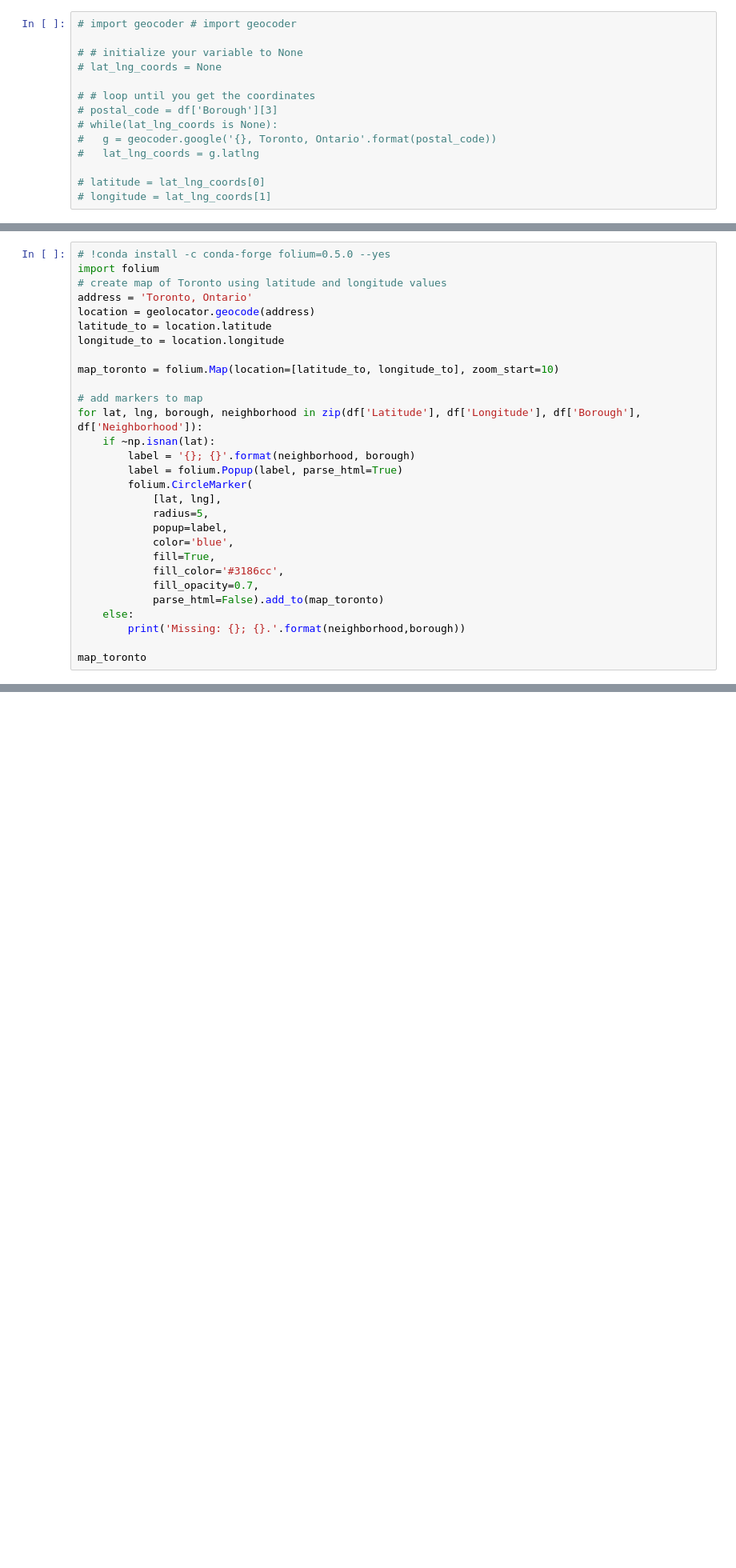
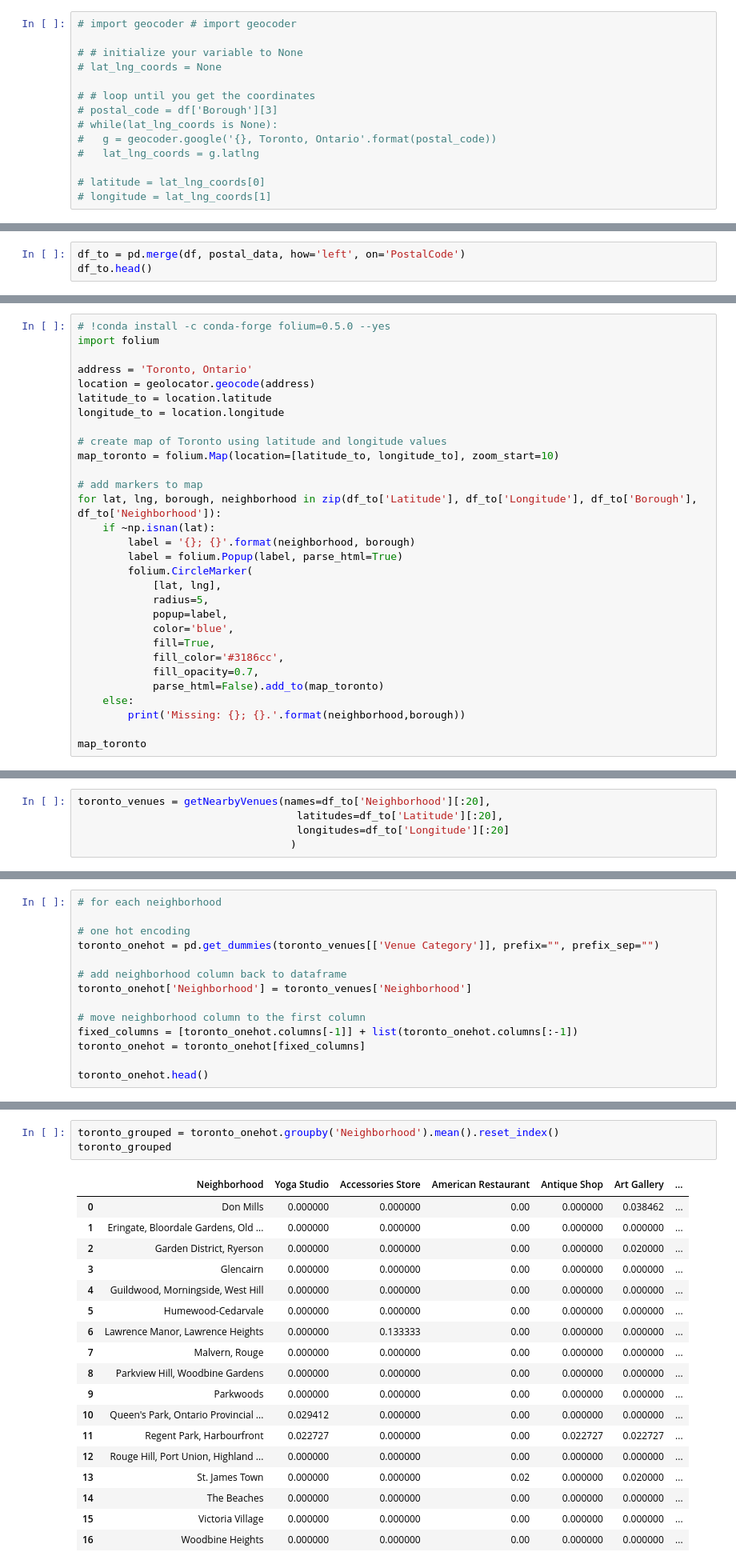
Before and after one commit to qcabel/NeighborhoodsToronto, a Jupyter notebook: Neighborhoods-Toronto-v1.1.ipynb, the cells around one changed output, grey strips where cells are left out. Shown at 80% size. Cells and saved outputs as stored; diff of their text form; blank space fills up the shorter version.

Commit message:
explore neighborhood and cluster

```diff
--- a/Neighborhoods-Toronto-v1.1.ipynb
+++ b/Neighborhoods-Toronto-v1.1.ipynb
@@ -160,0 +155,3 @@ df.head()
+# %%
+df_to = pd.merge(df, postal_data, how='left', on='PostalCode')
+df_to.head()
@@ -161,16 +165,17 @@ df.head()
 # %%
 # !conda install -c conda-forge folium=0.5.0 --yes
 import folium
-# create map of Toronto using latitude and longitude values
+
 address = 'Toronto, Ontario'
 location = geolocator.geocode(address)
 latitude_to = location.latitude
 longitude_to = location.longitude
 
+# create map of Toronto using latitude and longitude values
 map_toronto = folium.Map(location=[latitude_to, longitude_to], zoom_start=10)
 
 # add markers to map
-for lat, lng, borough, neighborhood in zip(df['Latitude'], df['Longitude'], df['Borough'], df['Neighborhood']):
+for lat, lng, borough, neighborhood in zip(df_to['Latitude'], df_to['Longitude'], df_to['Borough'], df_to['Neighborhood']):
     if ~np.isnan(lat):
         label = '{}; {}'.format(neighborhood, borough)
         label = folium.Popup(label, parse_html=True)
@@ -216,0 +245,5 @@ Missing: Business reply mail Processing Centre, South Central Letter Processing
+# %%
+toronto_venues = getNearbyVenues(names=df_to['Neighborhood'][:20],
+                                   latitudes=df_to['Latitude'][:20],
+                                   longitudes=df_to['Longitude'][:20]
+                                  )
@@ -216,0 +309,14 @@ Missing: Business reply mail Processing Centre, South Central Letter Processing
+# %%
+# for each neighborhood
+
+# one hot encoding
+toronto_onehot = pd.get_dummies(toronto_venues[['Venue Category']], prefix="", prefix_sep="")
+
+# add neighborhood column back to dataframe
+toronto_onehot['Neighborhood'] = toronto_venues['Neighborhood']
+
+# move neighborhood column to the first column
+fixed_columns = [toronto_onehot.columns[-1]] + list(toronto_onehot.columns[:-1])
+toronto_onehot = toronto_onehot[fixed_columns]
+
+toronto_onehot.head()
@@ -216,0 +331,22 @@ Missing: Business reply mail Processing Centre, South Central Letter Processing
+# %%
+toronto_grouped = toronto_onehot.groupby('Neighborhood').mean().reset_index()
+toronto_grouped
+# %% [output]
+|  | Neighborhood | Yoga Studio | Accessories Store | American Restaurant | Antique Shop | Art Gallery | ... |
+| 0 | Don Mills | 0.000000 | 0.000000 | 0.00 | 0.000000 | 0.038462 | ... |
+| 1 | Eringate, Bloordale Gardens, Old ... | 0.000000 | 0.000000 | 0.00 | 0.000000 | 0.000000 | ... |
+| 2 | Garden District, Ryerson | 0.000000 | 0.000000 | 0.00 | 0.000000 | 0.020000 | ... |
+| 3 | Glencairn | 0.000000 | 0.000000 | 0.00 | 0.000000 | 0.000000 | ... |
+| 4 | Guildwood, Morningside, West Hill | 0.000000 | 0.000000 | 0.00 | 0.000000 | 0.000000 | ... |
+| 5 | Humewood-Cedarvale | 0.000000 | 0.000000 | 0.00 | 0.000000 | 0.000000 | ... |
+| 6 | Lawrence Manor, Lawrence Heights | 0.000000 | 0.133333 | 0.00 | 0.000000 | 0.000000 | ... |
+| 7 | Malvern, Rouge | 0.000000 | 0.000000 | 0.00 | 0.000000 | 0.000000 | ... |
+| 8 | Parkview Hill, Woodbine Gardens | 0.000000 | 0.000000 | 0.00 | 0.000000 | 0.000000 | ... |
+| 9 | Parkwoods | 0.000000 | 0.000000 | 0.00 | 0.000000 | 0.000000 | ... |
+| 10 | Queen's Park, Ontario Provincial ... | 0.029412 | 0.000000 | 0.00 | 0.000000 | 0.000000 | ... |
+| 11 | Regent Park, Harbourfront | 0.022727 | 0.000000 | 0.00 | 0.022727 | 0.022727 | ... |
+| 12 | Rouge Hill, Port Union, Highland ... | 0.000000 | 0.000000 | 0.00 | 0.000000 | 0.000000 | ... |
+| 13 | St. James Town | 0.000000 | 0.000000 | 0.02 | 0.000000 | 0.020000 | ... |
+| 14 | The Beaches | 0.000000 | 0.000000 | 0.00 | 0.000000 | 0.000000 | ... |
+| 15 | Victoria Village | 0.000000 | 0.000000 | 0.00 | 0.000000 | 0.000000 | ... |
+| 16 | Woodbine Heights | 0.000000 | 0.000000 | 0.00 | 0.000000 | 0.000000 | ... |
```
Also changed, not shown: parts of 22 cells of this notebook.
